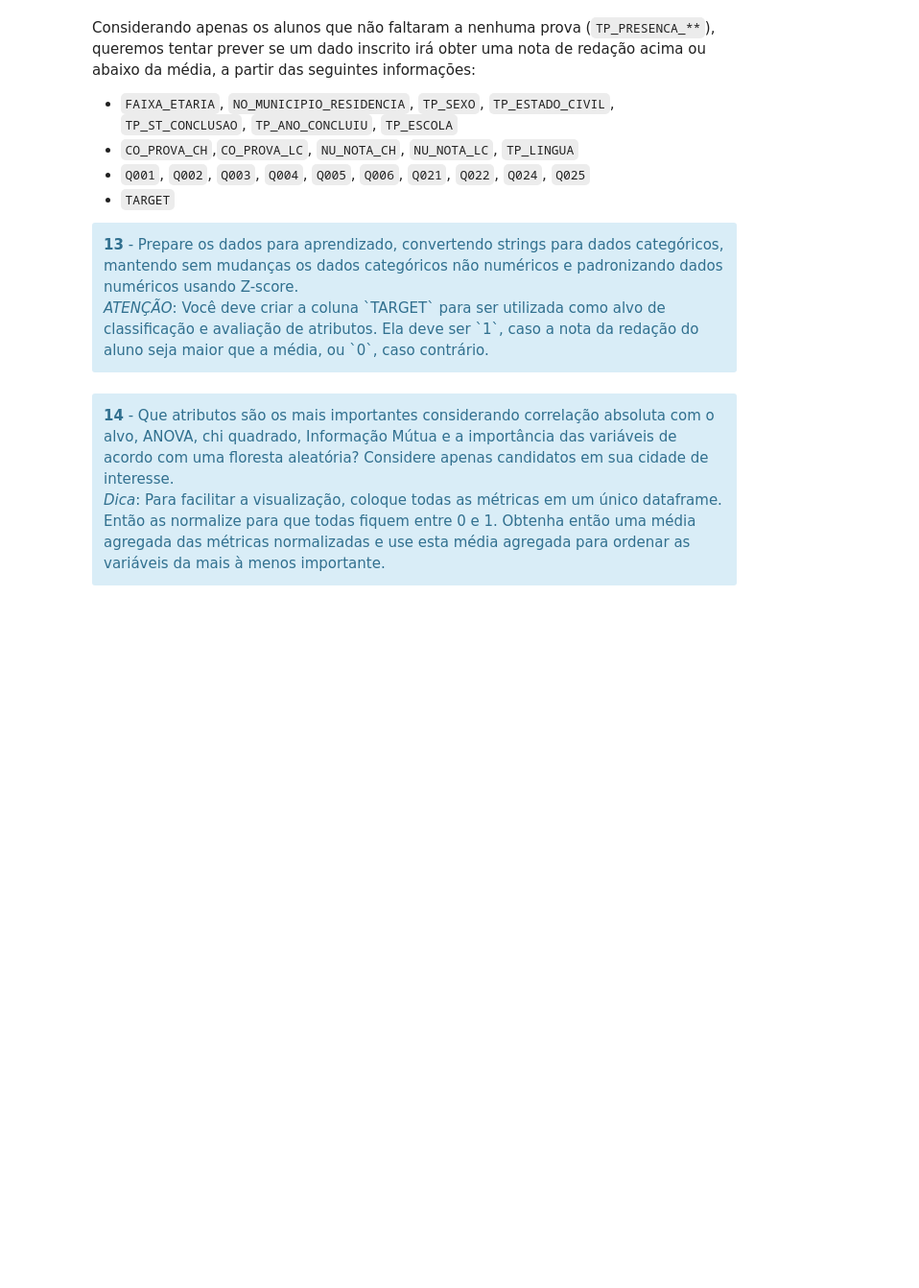
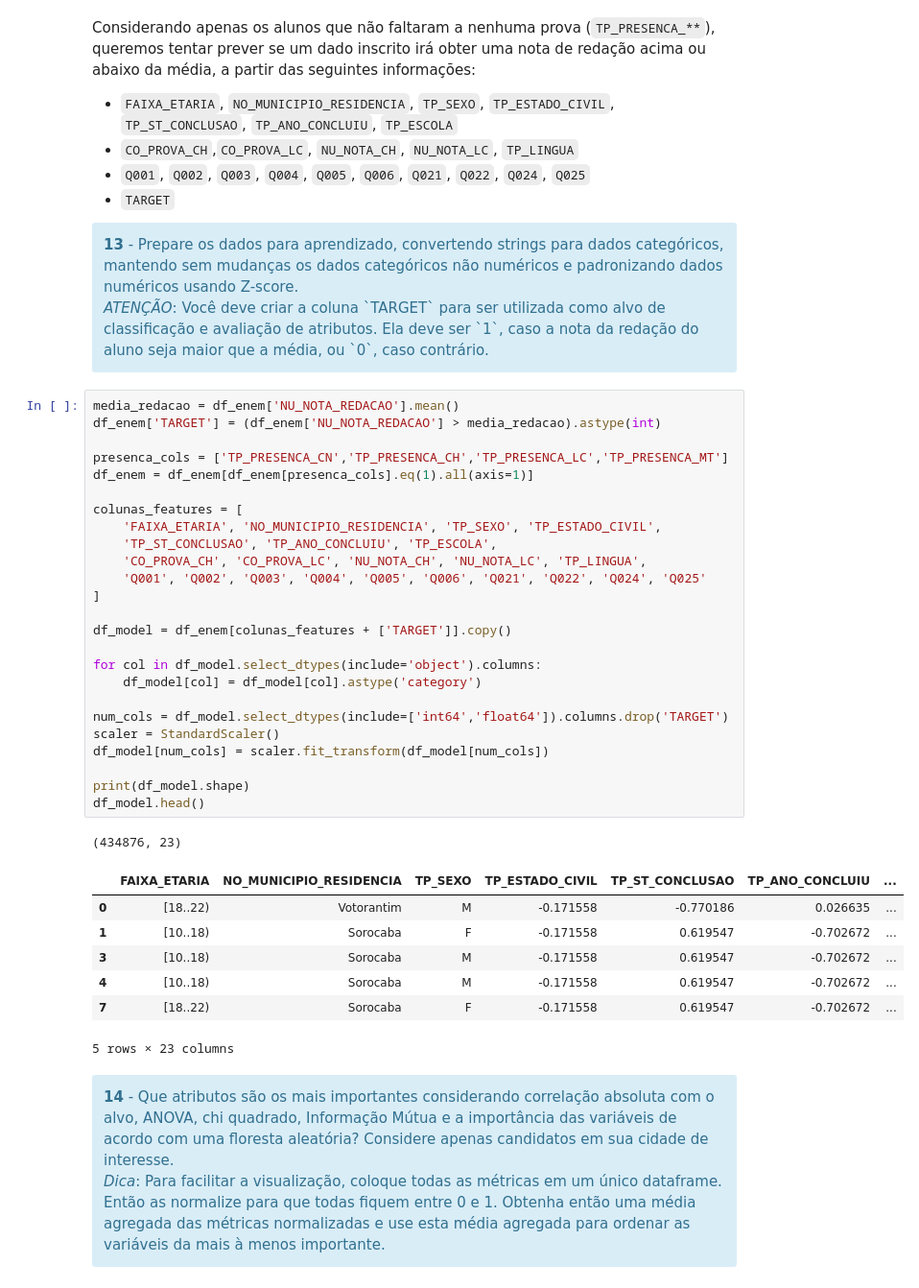
Before and after one commit to SarahLimaSO/Trabalho_ciencia_de_dados_enem, a Jupyter notebook: Trabalho Pratico - DS.ipynb, the cells around one changed output. Shown at 96% size. Cells and saved outputs as stored; diff of their text form; blank space fills up the shorter version.

```diff
--- a/Trabalho Pratico - DS.ipynb
+++ b/Trabalho Pratico - DS.ipynb
@@ -503,6 +758,40 @@ Considerando apenas os alunos que não faltaram a nenhuma prova (`TP_PRESENCA_**
 <div class="alert alert-info">
 <b>13</b> - Prepare os dados para aprendizado, convertendo strings para dados categóricos, mantendo sem mudanças os dados categóricos não numéricos e padronizando dados numéricos usando Z-score.<br><i>ATENÇÃO</i>: Você deve criar a coluna `TARGET` para ser utilizada como alvo de classificação e avaliação de atributos. Ela deve ser `1`, caso a nota da redação do aluno seja maior que a média, ou `0`, caso contrário.
 </div>
+# %%
+media_redacao = df_enem['NU_NOTA_REDACAO'].mean()
+df_enem['TARGET'] = (df_enem['NU_NOTA_REDACAO'] > media_redacao).astype(int)
+
+presenca_cols = ['TP_PRESENCA_CN','TP_PRESENCA_CH','TP_PRESENCA_LC','TP_PRESENCA_MT']
+df_enem = df_enem[df_enem[presenca_cols].eq(1).all(axis=1)]
+
+colunas_features = [
+    'FAIXA_ETARIA', 'NO_MUNICIPIO_RESIDENCIA', 'TP_SEXO', 'TP_ESTADO_CIVIL',
+    'TP_ST_CONCLUSAO', 'TP_ANO_CONCLUIU', 'TP_ESCOLA',
+    'CO_PROVA_CH', 'CO_PROVA_LC', 'NU_NOTA_CH', 'NU_NOTA_LC', 'TP_LINGUA',
+    'Q001', 'Q002', 'Q003', 'Q004', 'Q005', 'Q006', 'Q021', 'Q022', 'Q024', 'Q025'
+]
+
+df_model = df_enem[colunas_features + ['TARGET']].copy()
+
+for col in df_model.select_dtypes(include='object').columns:
+    df_model[col] = df_model[col].astype('category')
+
+num_cols = df_model.select_dtypes(include=['int64','float64']).columns.drop('TARGET')
+scaler = StandardScaler()
+df_model[num_cols] = scaler.fit_transform(df_model[num_cols])
+
+print(df_model.shape)
+df_model.head()
+# %% [output]
+(434876, 23)
+|  | FAIXA_ETARIA | NO_MUNICIPIO_RESIDENCIA | TP_SEXO | TP_ESTADO_CIVIL | TP_ST_CONCLUSAO | TP_ANO_CONCLUIU | ... |
+| 0 | [18..22) | Votorantim | M | -0.171558 | -0.770186 | 0.026635 | ... |
+| 1 | [10..18) | Sorocaba | F | -0.171558 | 0.619547 | -0.702672 | ... |
+| 3 | [10..18) | Sorocaba | M | -0.171558 | 0.619547 | -0.702672 | ... |
+| 4 | [10..18) | Sorocaba | M | -0.171558 | 0.619547 | -0.702672 | ... |
+| 7 | [18..22) | Sorocaba | F | -0.171558 | 0.619547 | -0.702672 | ... |
+5 rows × 23 columns
 # %% [markdown]
 <div class="alert alert-info">
 <b>14</b> - Que atributos são os mais importantes considerando correlação absoluta com o alvo, ANOVA, chi quadrado, Informação Mútua e a importância das variáveis de acordo com uma floresta aleatória? Considere apenas candidatos em sua cidade de interesse.<br><i>Dica</i>: Para facilitar a visualização, coloque todas as métricas em um único dataframe. Então as normalize para que todas fiquem entre 0 e 1. Obtenha então uma média agregada das métricas normalizadas e use esta média agregada para ordenar as variáveis da mais à menos importante.
```
Also changed, not shown: parts of 18 cells of this notebook.
